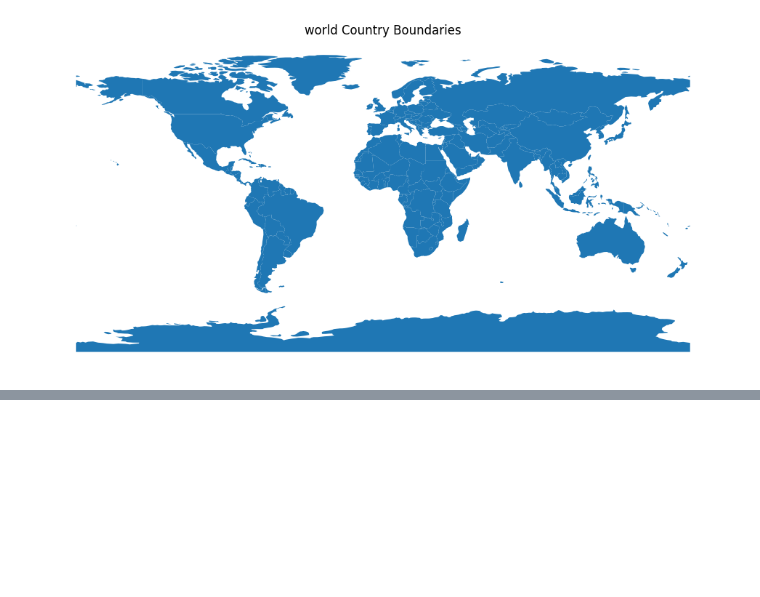
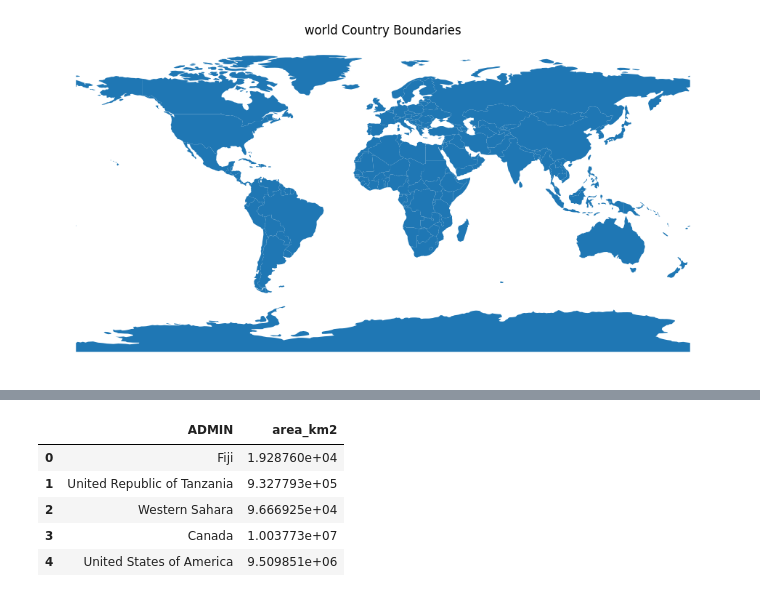
Before and after one commit to aakarsh-dev-commits/population-urban-explorer, a Jupyter notebook: notebooks/01_explore_data.ipynb, the cells around one changed output, grey strips where cells are left out. Saved outputs shown, nothing was run; the diff lists cells and outputs as text; code cells hidden in the pictures; blank space fills up the shorter version.

```diff
--- a/notebooks/01_explore_data.ipynb
+++ b/notebooks/01_explore_data.ipynb
@@ -66,0 +104,3 @@ plt.show()
+# %%
+world_eq = world.to_crs("EPSG:6933")
+world_eq.crs
@@ -66,0 +122,10 @@ plt.show()
+# %%
+world_eq["area_km2"] = world_eq.geometry.area / 1e6
+world_eq[["ADMIN" , "area_km2"]].head()
+# %% [output]
+|  | ADMIN | area_km2 |
+| 0 | Fiji | 1.928760e+04 |
+| 1 | United Republic of Tanzania | 9.327793e+05 |
+| 2 | Western Sahara | 9.666925e+04 |
+| 3 | Canada | 1.003773e+07 |
+| 4 | United States of America | 9.509851e+06 |
```
Also changed, not shown: parts of 10 cells of this notebook.
